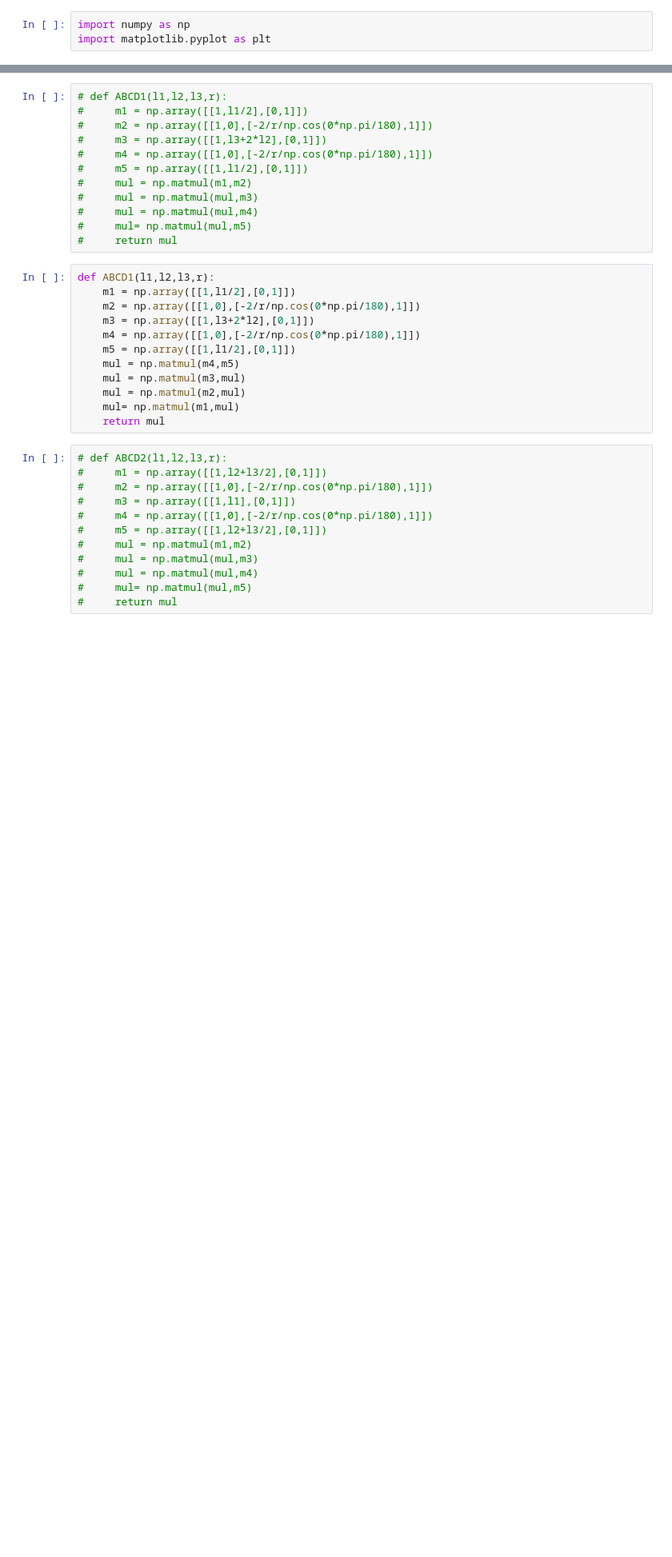
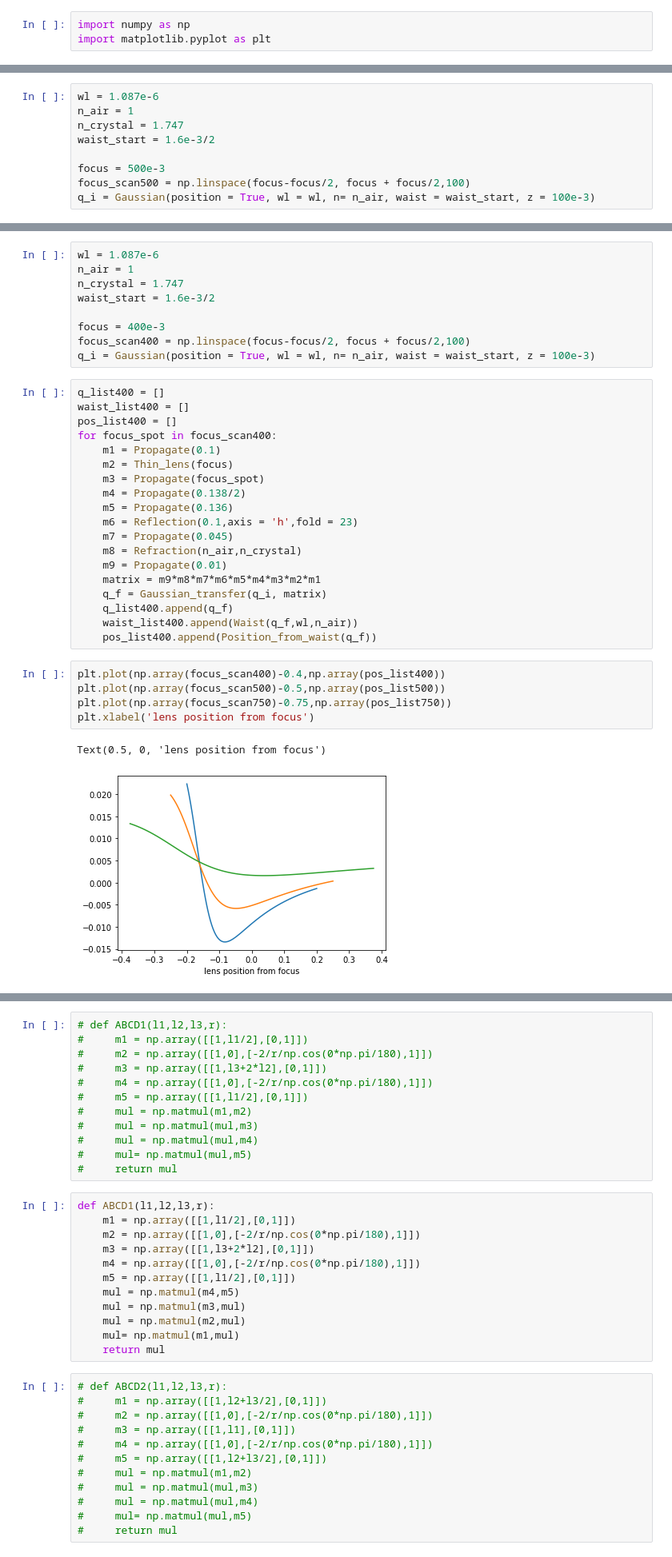
Before and after one commit to JianhuiL/Gaussian_Optics, a Jupyter notebook: Doubling Cavity jh.ipynb, the cells around one changed output, grey strips where cells are left out. Shown at 80% size. Drawn from its saved outputs; the diff is of its cells as text; blank space fills up the shorter version.

```diff
--- a/Doubling Cavity jh.ipynb
+++ b/Doubling Cavity jh.ipynb
@@ -80,0 +231,9 @@ Note that this is calculated without crystal and bending angle. Note that Konrad
+# %%
+wl = 1.087e-6
+n_air = 1
+n_crystal = 1.747
+waist_start = 1.6e-3/2
+
+focus = 500e-3
+focus_scan500 = np.linspace(focus-focus/2, focus + focus/2,100)
+q_i = Gaussian(position = True, wl = wl, n= n_air, waist = waist_start, z = 100e-3)
@@ -80,0 +259,36 @@ Note that this is calculated without crystal and bending angle. Note that Konrad
+# %%
+wl = 1.087e-6
+n_air = 1
+n_crystal = 1.747
+waist_start = 1.6e-3/2
+
+focus = 400e-3
+focus_scan400 = np.linspace(focus-focus/2, focus + focus/2,100)
+q_i = Gaussian(position = True, wl = wl, n= n_air, waist = waist_start, z = 100e-3)
+# %%
+q_list400 = []
+waist_list400 = []
+pos_list400 = []
+for focus_spot in focus_scan400:
+    m1 = Propagate(0.1)
+    m2 = Thin_lens(focus)
+    m3 = Propagate(focus_spot)
+    m4 = Propagate(0.138/2)
+    m5 = Propagate(0.136)
+    m6 = Reflection(0.1,axis = 'h',fold = 23)
+    m7 = Propagate(0.045)
+    m8 = Refraction(n_air,n_crystal)
+    m9 = Propagate(0.01)
+    matrix = m9*m8*m7*m6*m5*m4*m3*m2*m1
+    q_f = Gaussian_transfer(q_i, matrix)
+    q_list400.append(q_f)
+    waist_list400.append(Waist(q_f,wl,n_air))
+    pos_list400.append(Position_from_waist(q_f))
+# %%
+plt.plot(np.array(focus_scan400)-0.4,np.array(pos_list400))
+plt.plot(np.array(focus_scan500)-0.5,np.array(pos_list500))
+plt.plot(np.array(focus_scan750)-0.75,np.array(pos_list750))
+plt.xlabel('lens position from focus')
+# %% [output]
+Text(0.5, 0, 'lens position from focus')
+[figure, added]
```
Also changed, not shown: parts of 52 cells of this notebook.
